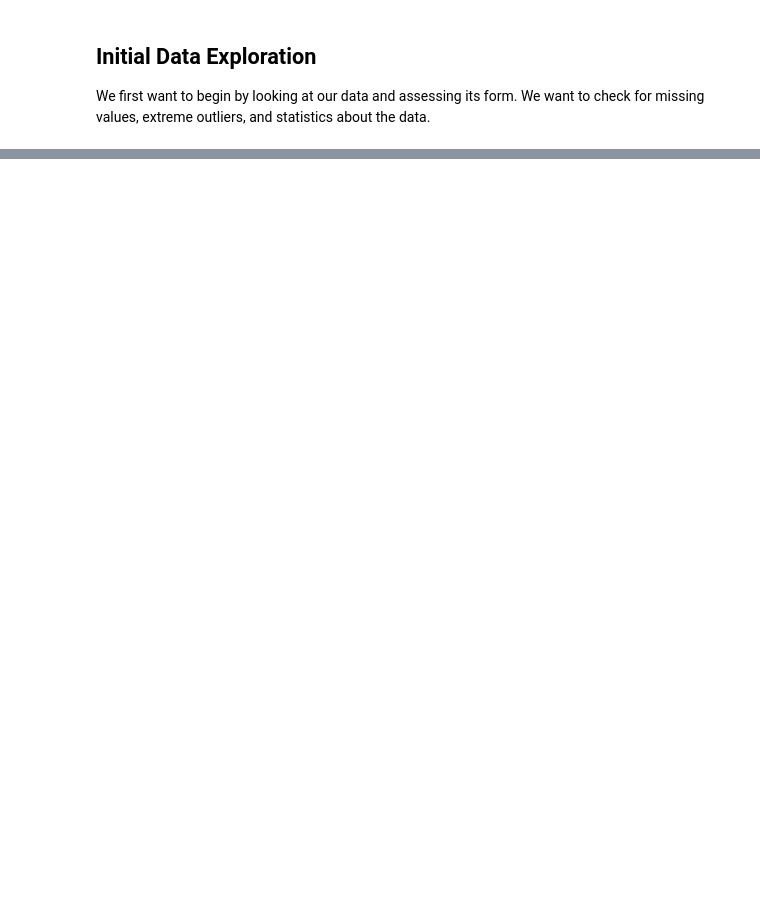
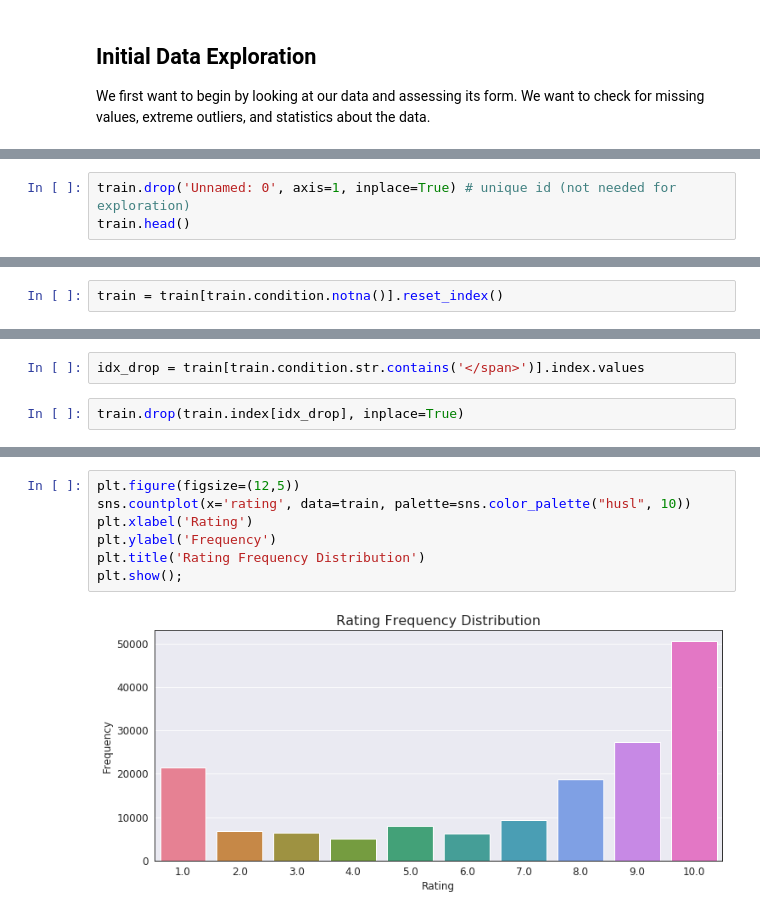
Before and after one commit to dhelms1/drug_data_analysis, a Jupyter notebook: DataExploration.ipynb, the cells around one changed output, grey strips where cells are left out. Saved outputs shown, nothing was run; the diff lists cells and outputs as text; blank space fills up the shorter version.

Commit message:
Data Exploration started (push from SageMaker)

```diff
--- a/DataExploration.ipynb
+++ b/DataExploration.ipynb
@@ -55,0 +85,3 @@ train_data.head()
+# %%
+train.drop('Unnamed: 0', axis=1, inplace=True) # unique id (not needed for exploration)
+train.head()
@@ -86,0 +119,2 @@ train_data[train_data.condition == '12</span> users found this comment helpful.'
+# %%
+train = train[train.condition.notna()].reset_index()
@@ -86,0 +130,4 @@ train_data[train_data.condition == '12</span> users found this comment helpful.'
+# %%
+idx_drop = train[train.condition.str.contains('</span>')].index.values
+# %%
+train.drop(train.index[idx_drop], inplace=True)
@@ -86,0 +147,9 @@ train_data[train_data.condition == '12</span> users found this comment helpful.'
+# %%
+plt.figure(figsize=(12,5))
+sns.countplot(x='rating', data=train, palette=sns.color_palette("husl", 10))
+plt.xlabel('Rating')
+plt.ylabel('Frequency')
+plt.title('Rating Frequency Distribution')
+plt.show();
+# %% [output]
+[figure, added]
```
Also changed, not shown: parts of 21 cells of this notebook, 1 other file.
